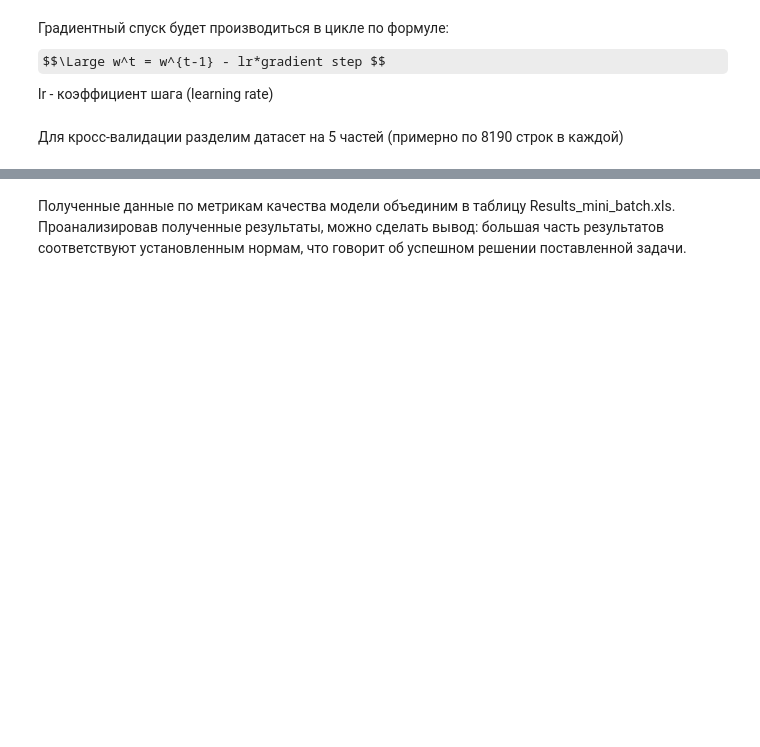
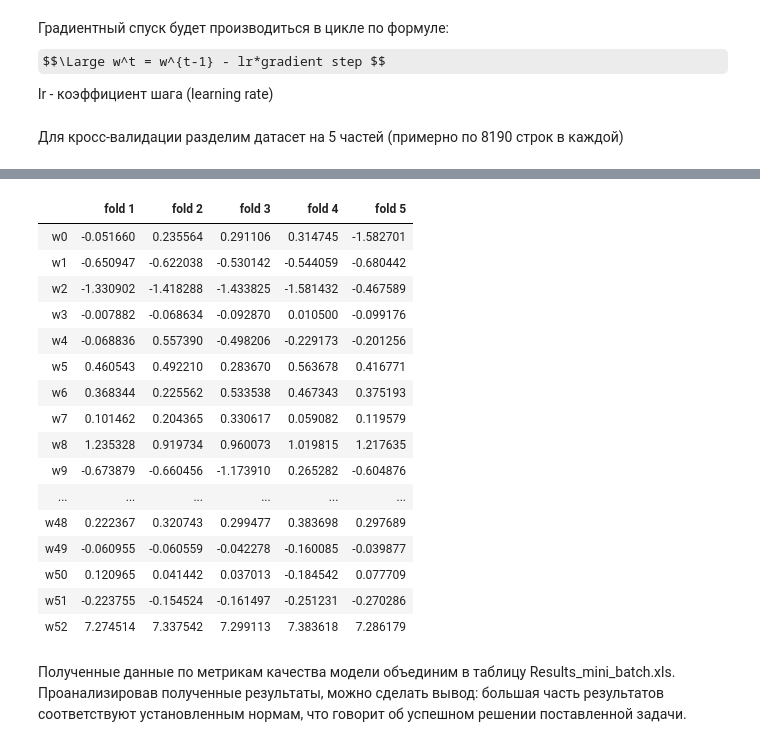
Before and after one commit to obi-1-konobe/ML_gradient_descent, a Jupyter notebook: Ниязов Алдияр ml1_mini_batch.ipynb, the cells around one changed output, grey strips where cells are left out. Saved outputs shown, nothing was run; the diff lists cells and outputs as text; code cells hidden in the pictures; some formulas as TeX source; blank space fills up the shorter version.

```diff
--- a/Ниязов Алдияр ml1_mini_batch.ipynb
+++ b/Ниязов Алдияр ml1_mini_batch.ipynb
@@ -421,0 +137,4 @@ R2_test_5 = 0.29127439035588043
+# %%
+data_split = np.array_split(X, VALIDATION_RATE)
+# %%
+target_split = np.array_split(y, VALIDATION_RATE)
@@ -421,0 +169,2 @@ R2_test_5 = 0.29127439035588043
+# %%
+metrics, weights = cross_validation(data_split, target_split, VALIDATION_RATE)
@@ -421,0 +173,10 @@ R2_test_5 = 0.29127439035588043
+# %%
+metrics_mean = []
+metrics_std = []
+
+for i in range(4):
+    result_list = []
+    for metric in metrics:
+        result_list.append(metric[i])
+    metrics_mean.append(np.mean(result_list))
+    metrics_std.append(np.std(result_list))
@@ -422,3 +205,37 @@ R2_test_5 = 0.29127439035588043
+# %%
+data_weights = {
+    'fold 1': weights[0],
+    'fold 2': weights[1],
+    'fold 3': weights[2],
+    'fold 4': weights[3],
+    'fold 5': weights[4]
+}
+indexes = []
+for i in range(len(weights[0])):
+    indexes.append(f'w{i}')
+
+df_weights = pd.DataFrame(data_weights, index=indexes)
+df_weights.to_csv('weights_result.csv')
+
+df_weights
+# %% [output]
+|  | fold 1 | fold 2 | fold 3 | fold 4 | fold 5 |
+| w0 | -0.051660 | 0.235564 | 0.291106 | 0.314745 | -1.582701 |
+| w1 | -0.650947 | -0.622038 | -0.530142 | -0.544059 | -0.680442 |
+| w2 | -1.330902 | -1.418288 | -1.433825 | -1.581432 | -0.467589 |
+| w3 | -0.007882 | -0.068634 | -0.092870 | 0.010500 | -0.099176 |
+| w4 | -0.068836 | 0.557390 | -0.498206 | -0.229173 | -0.201256 |
+| w5 | 0.460543 | 0.492210 | 0.283670 | 0.563678 | 0.416771 |
+| w6 | 0.368344 | 0.225562 | 0.533538 | 0.467343 | 0.375193 |
+| w7 | 0.101462 | 0.204365 | 0.330617 | 0.059082 | 0.119579 |
+| w8 | 1.235328 | 0.919734 | 0.960073 | 1.019815 | 1.217635 |
+| w9 | -0.673879 | -0.660456 | -1.173910 | 0.265282 | -0.604876 |
+| ... | ... | ... | ... | ... | ... |
+| w48 | 0.222367 | 0.320743 | 0.299477 | 0.383698 | 0.297689 |
+| w49 | -0.060955 | -0.060559 | -0.042278 | -0.160085 | -0.039877 |
+| w50 | 0.120965 | 0.041442 | 0.037013 | -0.184542 | 0.077709 |
+| w51 | -0.223755 | -0.154524 | -0.161497 | -0.251231 | -0.270286 |
+| w52 | 7.274514 | 7.337542 | 7.299113 | 7.383618 | 7.286179 |
 # %% [markdown]
 Полученные данные по метрикам качества модели объединим в таблицу Results_mini_batch.xls.
 Проанализировав полученные результаты, можно сделать вывод: большая часть результатов соответствуют установленным нормам, что говорит об успешном решении поставленной задачи.
```
Also changed, not shown: parts of 84 cells of this notebook, 4 other files.
